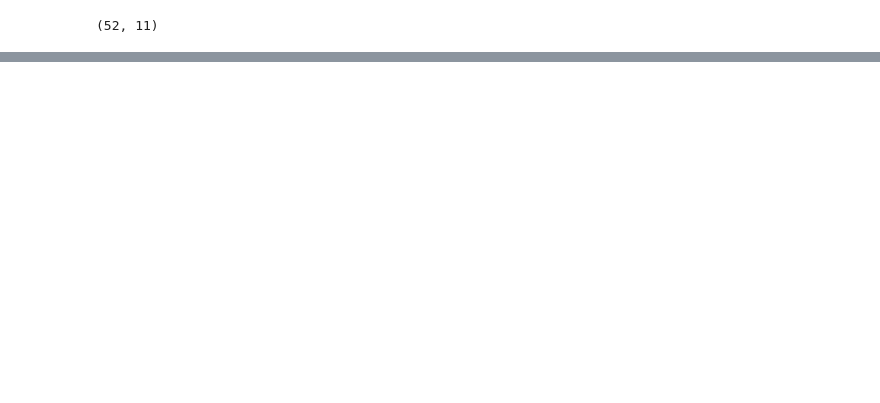
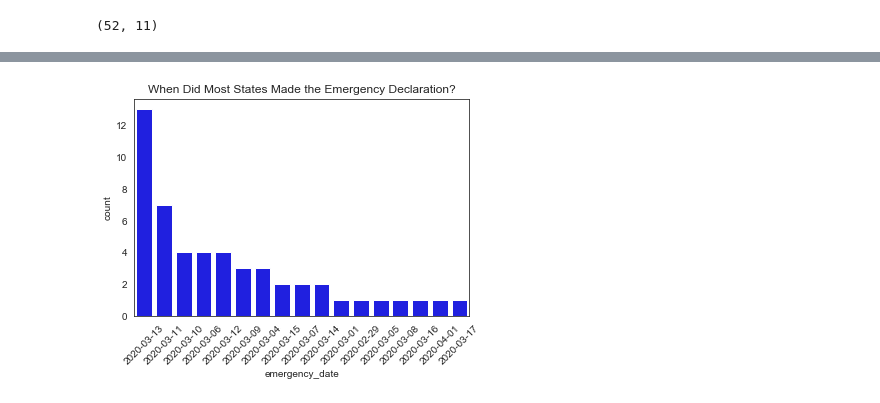
Before and after one commit to biborsz/COVID-social-distancing-sentiment-analysis, a Jupyter notebook: codes-bibor/002-Executive Orders.ipynb, the cells around one changed output, grey strips where cells are left out. Drawn from its saved outputs; the diff is of its cells as text; code cells hidden in the pictures; blank space fills up the shorter version.

```diff
--- a/codes-bibor/002-Executive Orders.ipynb
+++ b/codes-bibor/002-Executive Orders.ipynb
@@ -82,0 +283,3 @@ memory usage: 4.6+ KB
+# %%
+# change '-' to 'No information'
+data['business_clos'][data['business_clos'] == '-'] = 'No information'
@@ -82,0 +301,3 @@ memory usage: 4.6+ KB
+# %%
+# change '-' to 'No information'
+data['gathering_ban'][data['gathering_ban'] == '-'] = 'No information'
@@ -82,0 +331,3 @@ memory usage: 4.6+ KB
+# %%
+# change '-' to 'No information'
+data['rest_lims'][data['rest_lims'] == '-'] = 'No information'
@@ -82,0 +349,2 @@ memory usage: 4.6+ KB
+# %%
+data['order_date'] = pd.to_datetime(data['emergency_date'], infer_datetime_format=True)
@@ -82,0 +378,12 @@ memory usage: 4.6+ KB
+# %%
+# number of states where emergency state was declared = 100%
+# When was emergency state declared?
+c = sns.countplot(x=data['emergency_date'],
+                  order=data['emergency_date'].value_counts().index,
+                  color='blue'
+                  );
+c.set_title('When Did Most States Made the Emergency Declaration?')
+c.set_xticklabels(c.get_xticklabels(), rotation=45);
+# source: https://stackoverflow.com/questions/46623583/seaborn-countplot-order-categories-by-count
+# %% [output]
+[figure, added]
```
Also changed, not shown: parts of 50 cells of this notebook, 2 other files.
